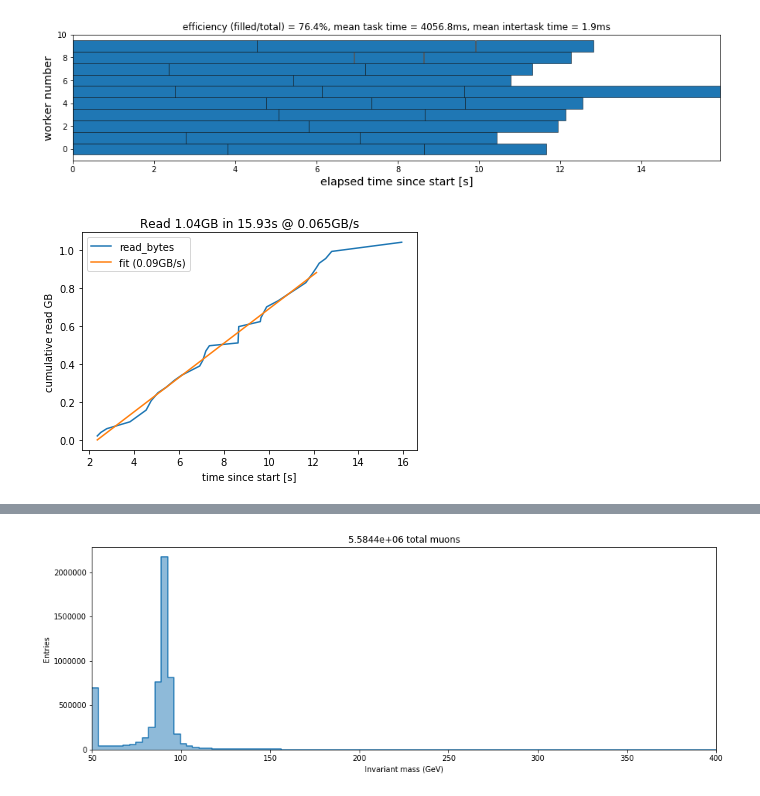
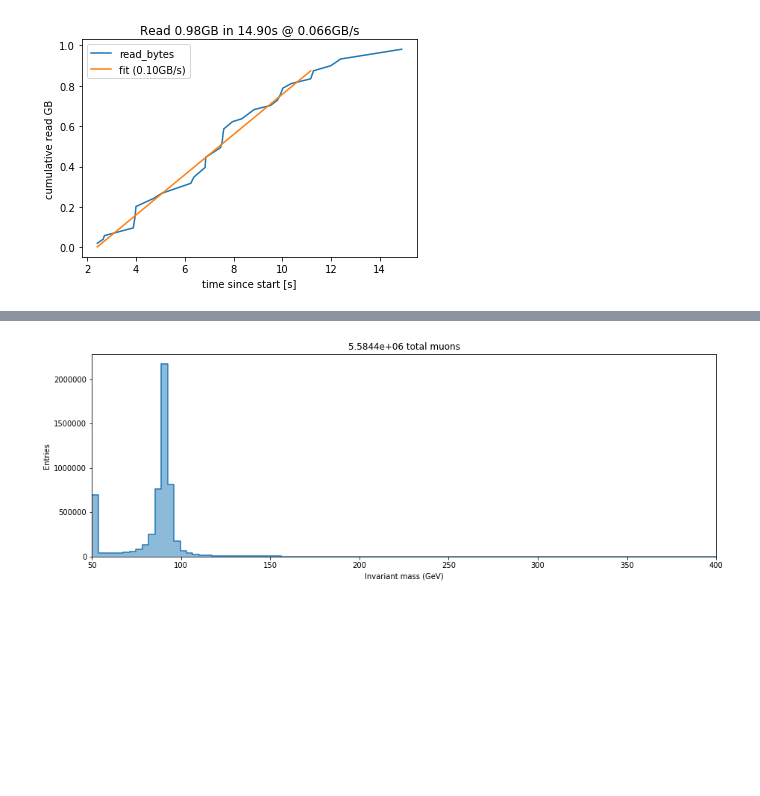
Before and after one commit to aminnj/redis-htcondor, a Jupyter notebook: notebooks/example.ipynb, the cells around one changed output, grey strips where cells are left out. Saved outputs shown, nothing was run; the diff lists cells and outputs as text; code cells hidden in the pictures; blank space fills up the shorter version.

Commit message:
rerun example notebook and use bokeh

```diff
--- a/notebooks/example.ipynb
+++ b/notebooks/example.ipynb
@@ -66,6 +56,6 @@ results = m.remote_map(f,fnames[:30],return_metadata=True)
 # %% [output]
 [interactive output not drawn]
 # %%
-plotting.plot_timeflow(results)
+plotting.plot_timeflow_bokeh(results)
 plotting.plot_cumulative_read(results)
 # %% [output]
@@ -72,5 +64,4 @@ plotting.plot_cumulative_read(results)
-[figure, old version]
+[figure, new version]
-[figure, removed]
 # %%
 %%time
 fnames = sorted(glob.glob("/hadoop/cms/store/group/snt/nanoaod/DoubleMuon__Run*/*.root"))[:50]
```
Also changed, not shown: parts of 12 cells of this notebook.
